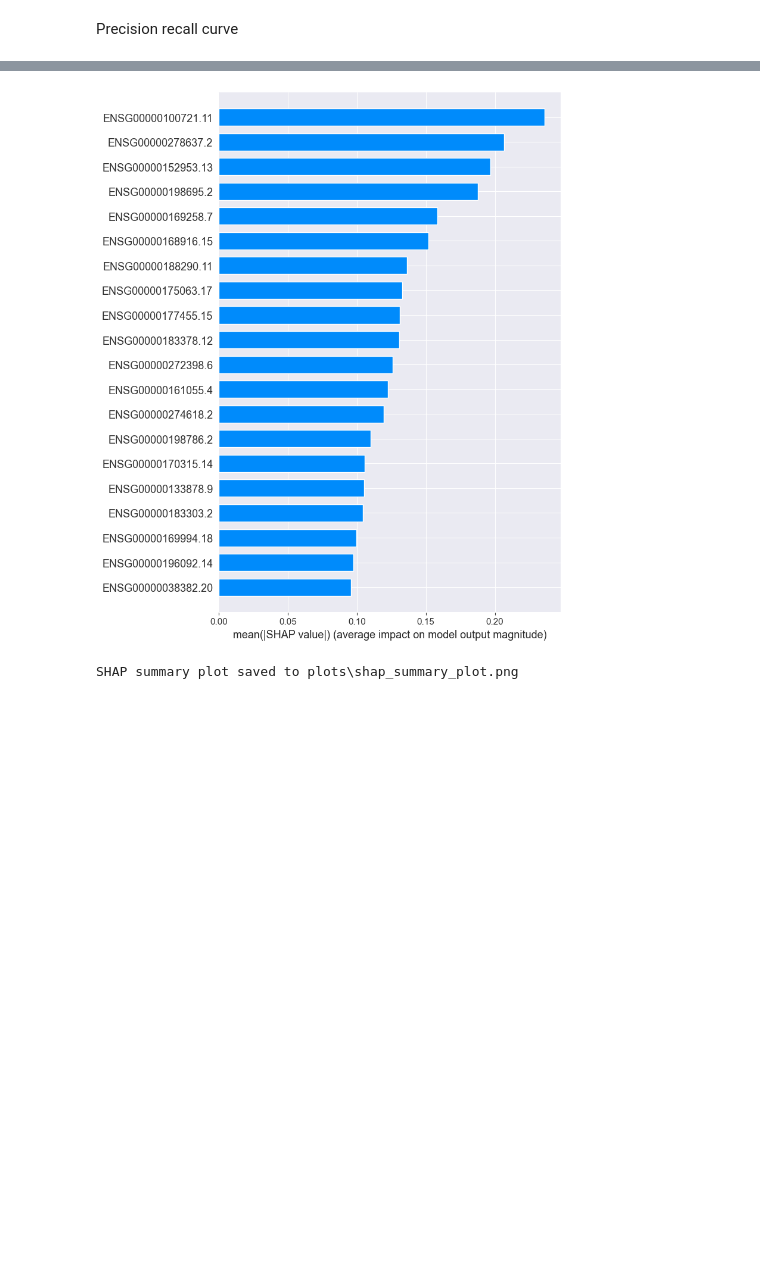
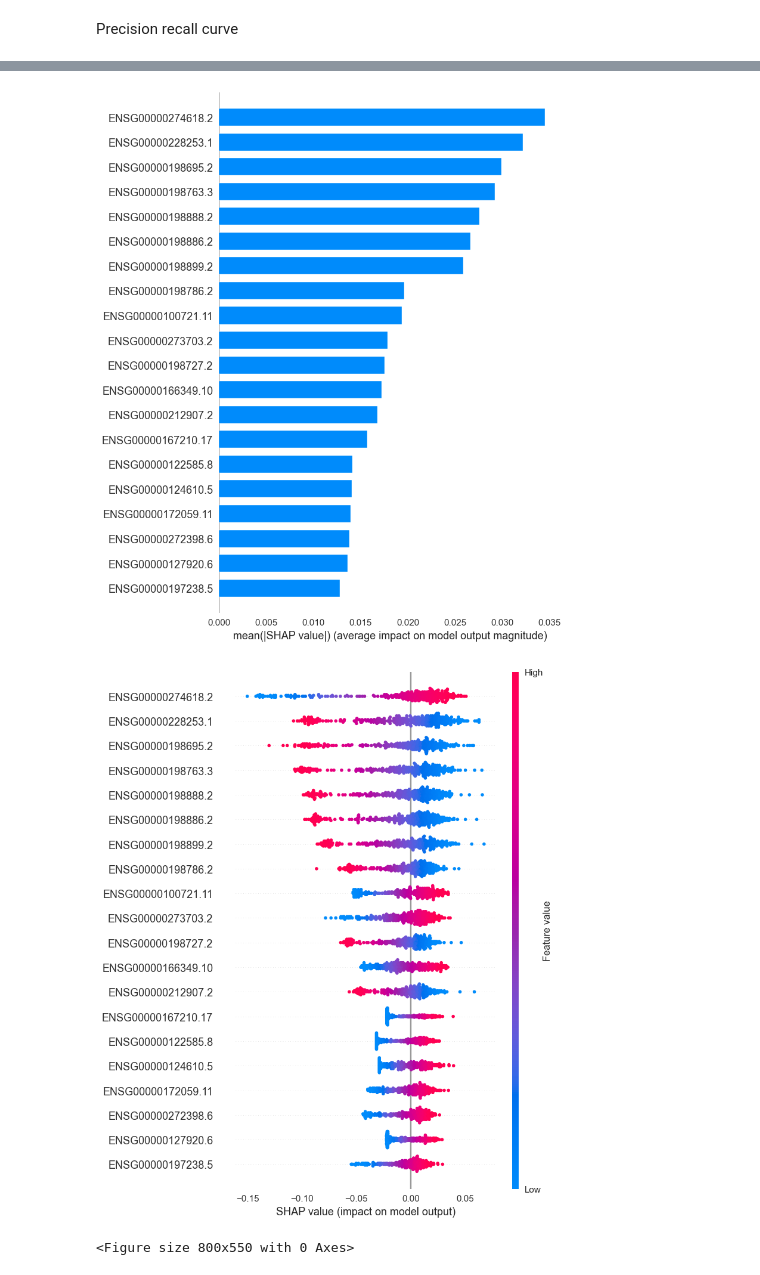
Before and after one commit to Wesley1701/XAIForB-ALL, a Jupyter notebook: main_notebook.ipynb, the cells around one changed output, grey strips where cells are left out. Saved outputs shown, nothing was run; the diff lists cells and outputs as text; code cells hidden in the pictures; blank space fills up the shorter version.

```diff
--- a/main_notebook.ipynb
+++ b/main_notebook.ipynb
@@ -334,0 +330,30 @@ ROC-AUC on test set: 0.7762
+# %%
+best_params_lr = best_params['logistic_regression']
+# Create the SelectKBest object
+select_k_best = SelectKBest(score_func=f_classif, k=best_params_lr["k"])
+
+# Fit and transform the training data
+x_train_selected = select_k_best.fit_transform(x_train, y_train)
+
+# Get the selected feature names
+# Note: merged_df_normalized should be your original feature matrix before scaling
+selected_feature_indices = select_k_best.get_support(indices=True)
+selected_feature_names_lr = merged_df_normalized.columns[selected_feature_indices].tolist()
+
+# Transform test data
+x_test_selected = select_k_best.transform(x_test)
+
+# Update your variables
+x_train_lr = x_train_selected
+x_test_lr = x_test_selected
+
+model_lr = LogisticRegression(C=best_params_lr["C"], random_state=42, solver="liblinear", max_iter=1000, class_weight="balanced")
+
+model_lr.fit(x_train_lr, y_train)
+
+y_pred_lr = model_lr.predict(x_test_lr)
+
+y_proba_lr = model_lr.predict_proba(x_test_lr)[:, 1]
+
+roc_auc = roc_auc_score(y_test, y_proba_lr)
+print(f"ROC-AUC on test set: {roc_auc:.4f}")
@@ -380,17 +573,18 @@ SHAP
 # %%
-explainer = shap.Explainer(model, x_train)
-shap_values = explainer.shap_values(x_test)
+explainer = shap.Explainer(model_lr, x_train_lr)
+shap_values = explainer.shap_values(x_test_lr)
 
-x_test_df = pd.DataFrame(x_test, columns=selected_feature_names)
+x_test_df = pd.DataFrame(x_test_lr, columns=selected_feature_names_lr)
 
 plt.figure(figsize=(10, 8))
-shap.summary_plot(shap_values, x_test_df, plot_type="bar", show=False)
+shap.summary_plot(shap_values, x_test_df, plot_type="bar", title="SHAP Values for Logistic Regression")
 plt.tight_layout()
+
+shap.summary_plot(shap_values, x_test_df)  # beeswarm plot
 
 shap_plot_path = os.path.join("plots", "shap_summary_plot.png")
 plt.savefig(shap_plot_path, dpi=300, bbox_inches='tight')
-plt.show()
-print(f"SHAP summary plot saved to {shap_plot_path}")
 # %% [output]
-[figure, old version]
+[figure, new version]
+[figure, added]
-SHAP summary plot saved to plots\shap_summary_plot.png
+<Figure size 800x550 with 0 Axes>
```
Also changed, not shown: parts of 19 cells of this notebook, 3 other files.
